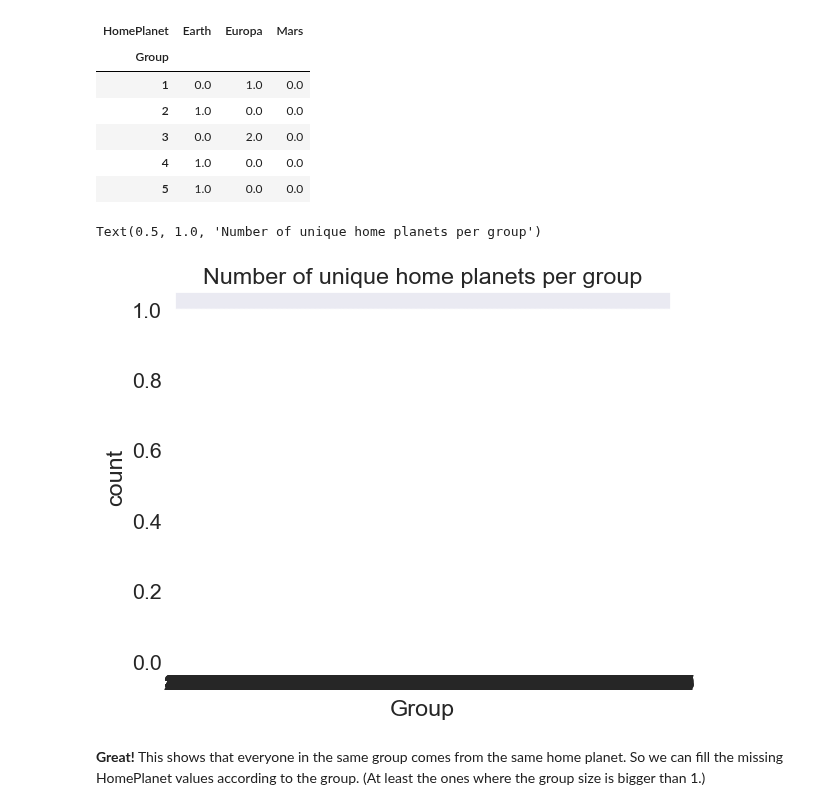
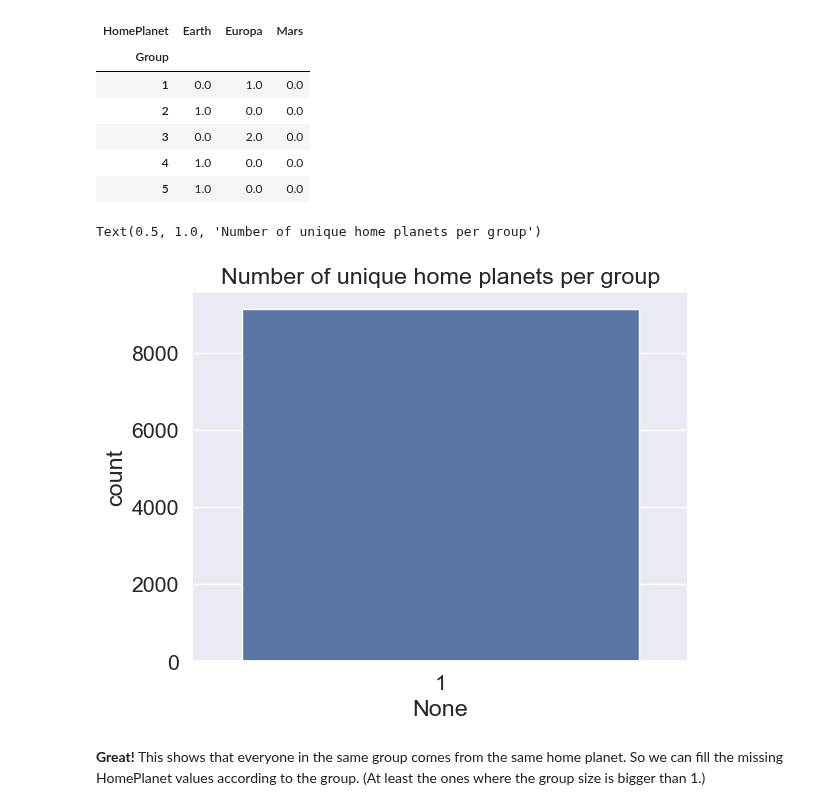
Before and after one commit to GiaooaiG/spaceship-titanic, a Jupyter notebook: 参考.ipynb, the cells around one changed output. Saved outputs shown, nothing was run; the diff lists cells and outputs as text; code cells hidden in the pictures.

```diff
--- a/参考.ipynb
+++ b/参考.ipynb
@@ -605,11 +605,16 @@ GHP_gb.head()
 | 5 | 1.0 | 0.0 | 0.0 |
 # %%
 # Countplot of unique values
-sns.countplot((GHP_gb>0).sum(axis=1))
+# sns.countplot((GHP_gb>0).sum(axis=1))
+# plt.title('Number of unique home planets per group')
+
+#上面的代码是错的，countplot函数至少要有x参数y参数中的一个。
+
+sns.countplot(x=(GHP_gb>0).sum(axis=1),data=data)
 plt.title('Number of unique home planets per group')
 # %% [output]
 Text(0.5, 1.0, 'Number of unique home planets per group')
-[figure, old version]
+[figure, new version]
 # %% [markdown]
 **Great!** This shows that everyone in the same group comes from the same home planet. So we can fill the missing HomePlanet values according to the group. (At least the ones where the group size is bigger than 1.)
 # %%
```
Also changed, not shown: parts of 3 cells of this notebook.
